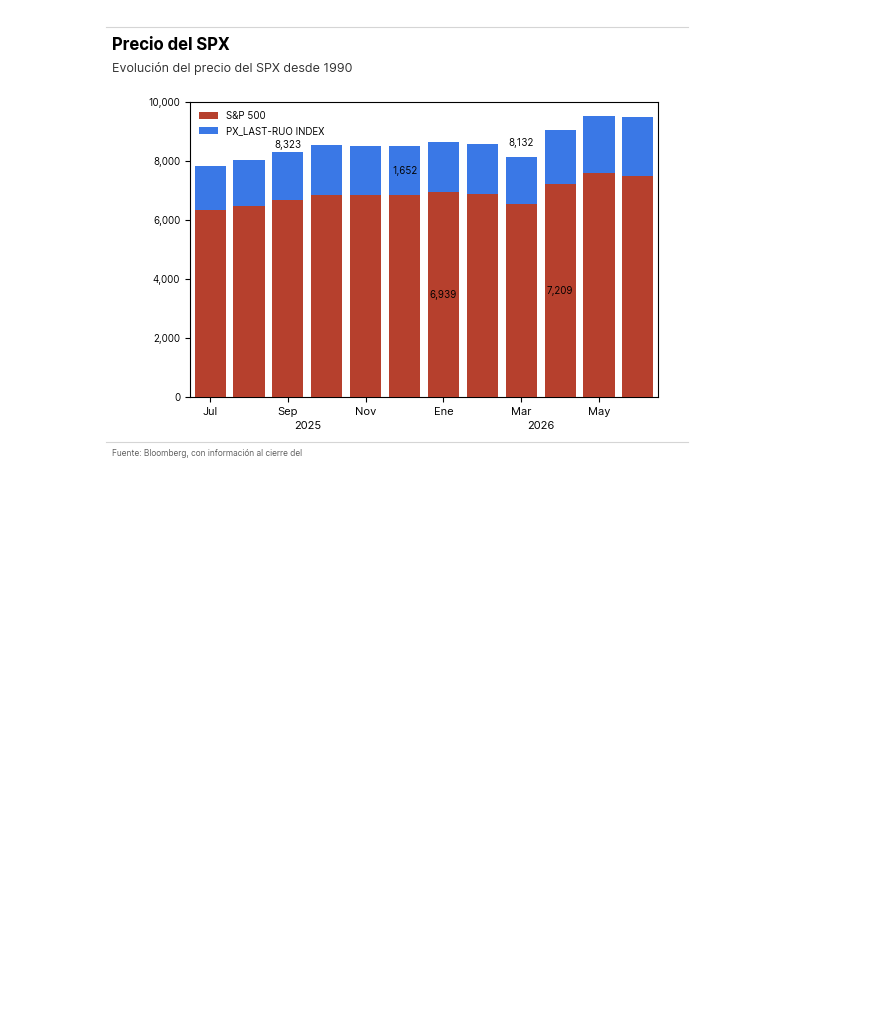
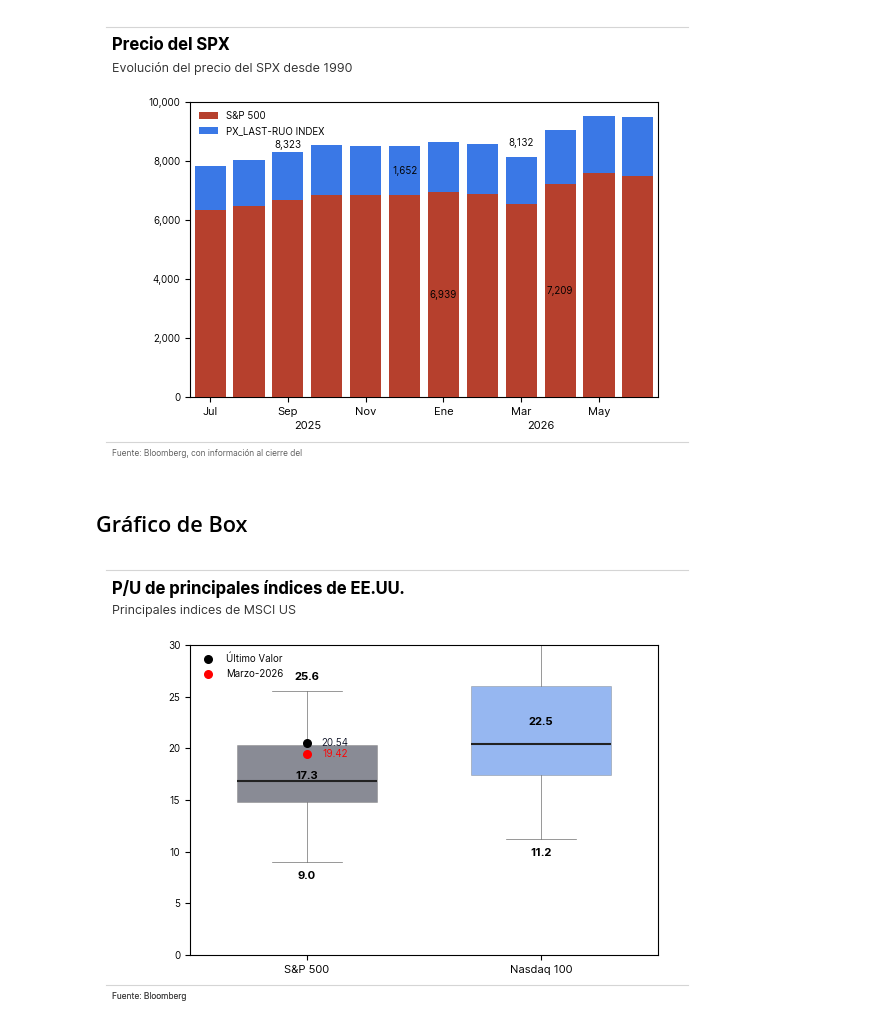
Before and after one commit to jc-ocampob/helpers_ps, a Jupyter notebook: Ejemplos.ipynb, the cells around one changed output. Saved outputs shown, nothing was run; the diff lists cells and outputs as text; code cells hidden in the pictures; blank space fills up the shorter version.

```diff
--- a/Ejemplos.ipynb
+++ b/Ejemplos.ipynb
@@ -186,3 +188,57 @@ graph.graph_bar(
 )
 # %% [output]
 [figure]
+# %% [markdown]
+## Gráfico de Box
+# %%
+# Construir data frame en uso
+_tickers = ["BEST_PE_RATIO-SPX INDEX", "BEST_PE_RATIO-NDX INDEX"]
+_data_pe = data[_tickers]
+# %%
+graph = Graph_mtplt(dataframe=_data_pe)
+graph.graph_box_whiskers(
+    tickers="all",
+    labels=["S&P 500", "Nasdaq 100"],
+    titles=dict(
+        title="P/U de principales índices de EE.UU.",
+        subtitle= "Principales indices de MSCI US"
+    ),
+    source="Fuente: Bloomberg",
+    y_axis=dict(
+        lim=(0,30)
+    ),
+    tag_dot={
+        "ultimo_valor":dict(
+            ticker="BEST_PE_RATIO-SPX INDEX",
+            show="dot_tag",
+            legend_label="Último Valor",
+            tag=dict(
+                ubic_etq=(20,0),
+                bg_color="None"
+            ),
+            dot=dict(
+                color="black"
+            )
+        ),
+        "ultimo_valor_2":dict(
+            ticker="BEST_PE_RATIO-SPX INDEX",
+            show="dot_tag",
+            legend_label="Marzo-2026",
+            x_values=["2026-03-31"],
+            tag=dict(
+                ubic_etq=(20,0),
+                bg_color="None",
+                font_color="red"
+            ),
+            dot=dict(
+                color="red"
+            )
+        ),
+    },
+    legend=dict(
+        show=True,
+        ncol=1
+    )
+)
+# %% [output]
+[figure, added]
```
Also changed, not shown: parts of 1 cell of this notebook, 1 other file.
